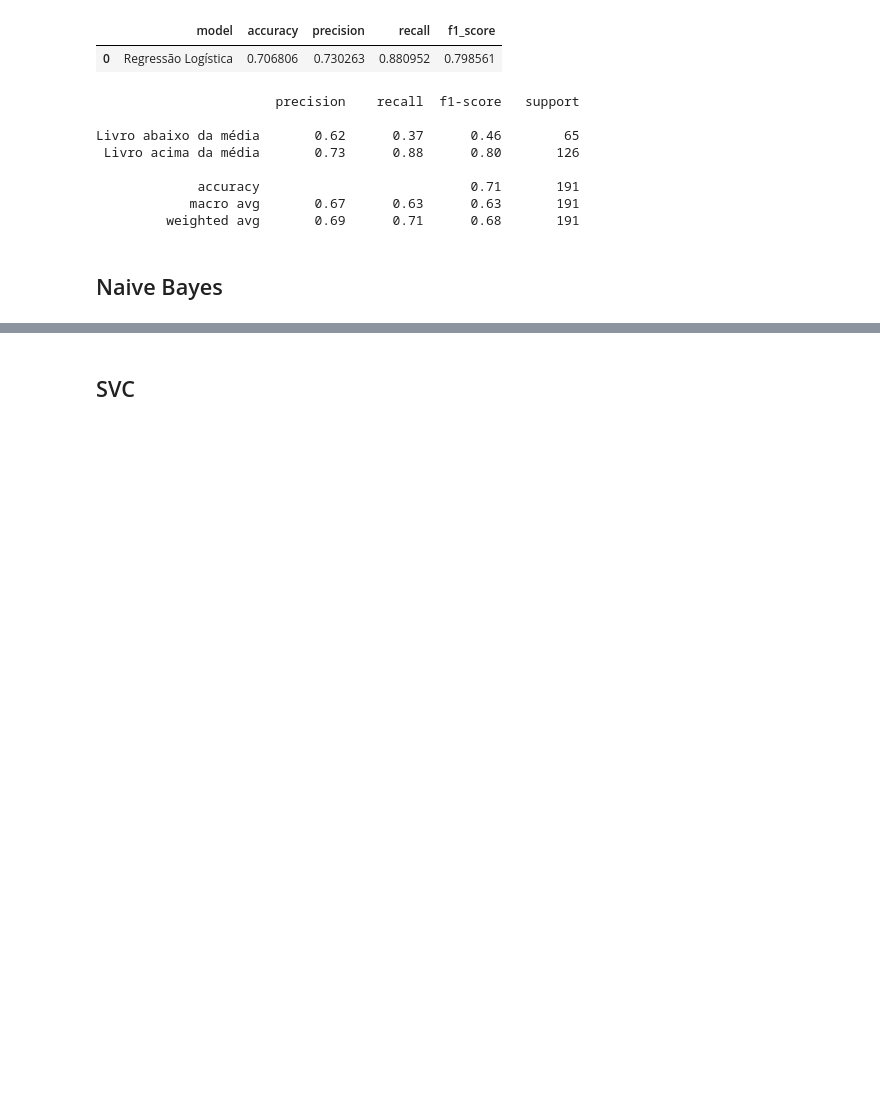
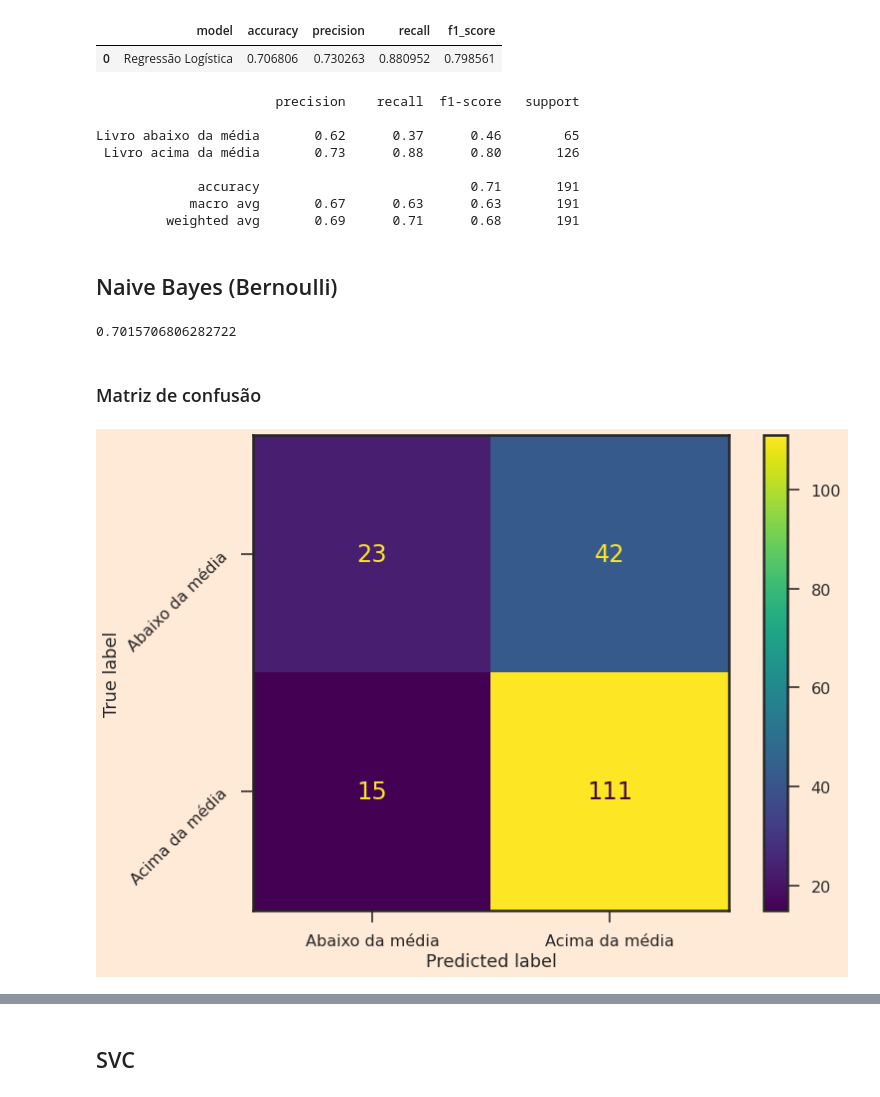
Before and after one commit to JonasBrother97/jeff_final, a Jupyter notebook: FINAL.ipynb, the cells around one changed output, grey strips where cells are left out. Saved outputs shown, nothing was run; the diff lists cells and outputs as text; code cells hidden in the pictures; blank space fills up the shorter version.

```diff
--- a/FINAL.ipynb
+++ b/FINAL.ipynb
@@ -444,4 +444,28 @@ Livro abaixo da média       0.62      0.37      0.46        65
             macro avg       0.67      0.63      0.63       191
          weighted avg       0.69      0.71      0.68       191
 # %% [markdown]
-## Naive Bayes
+## Naive Bayes (Bernoulli)
+# %%
+from sklearn.naive_bayes import BernoulliNB
+
+nb = BernoulliNB()
+nb.fit(X_train, y_train)
+nb.score(X_test, y_test)
+# %% [output]
+0.7015706806282722
+# %% [markdown]
+### Matriz de confusão
+# %%
+from sklearn.metrics import confusion_matrix
+
+nb_prediction = nb.predict(X_test)
+nb_cm = confusion_matrix(y_test, nb_prediction)
+
+from sklearn.metrics import ConfusionMatrixDisplay
+import matplotlib.pyplot as plt
+
+ConfusionMatrixDisplay(nb_cm, display_labels=["Abaixo da média", "Acima da média"]).plot()
+plt.yticks(rotation=45)
+plt.show()
+# %% [output]
+[figure, added]
```
Also changed, not shown: parts of 15 cells of this notebook, 4 other files.
